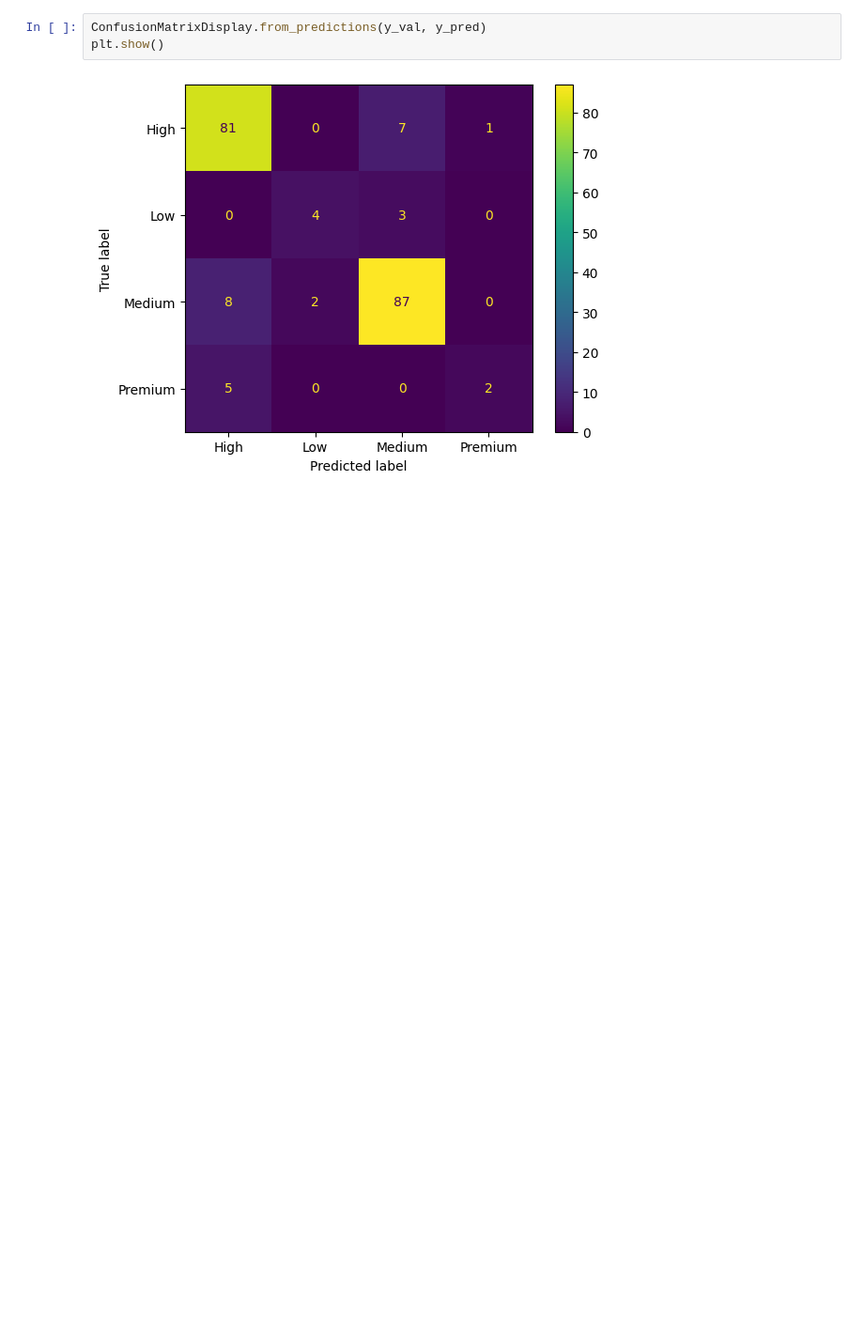
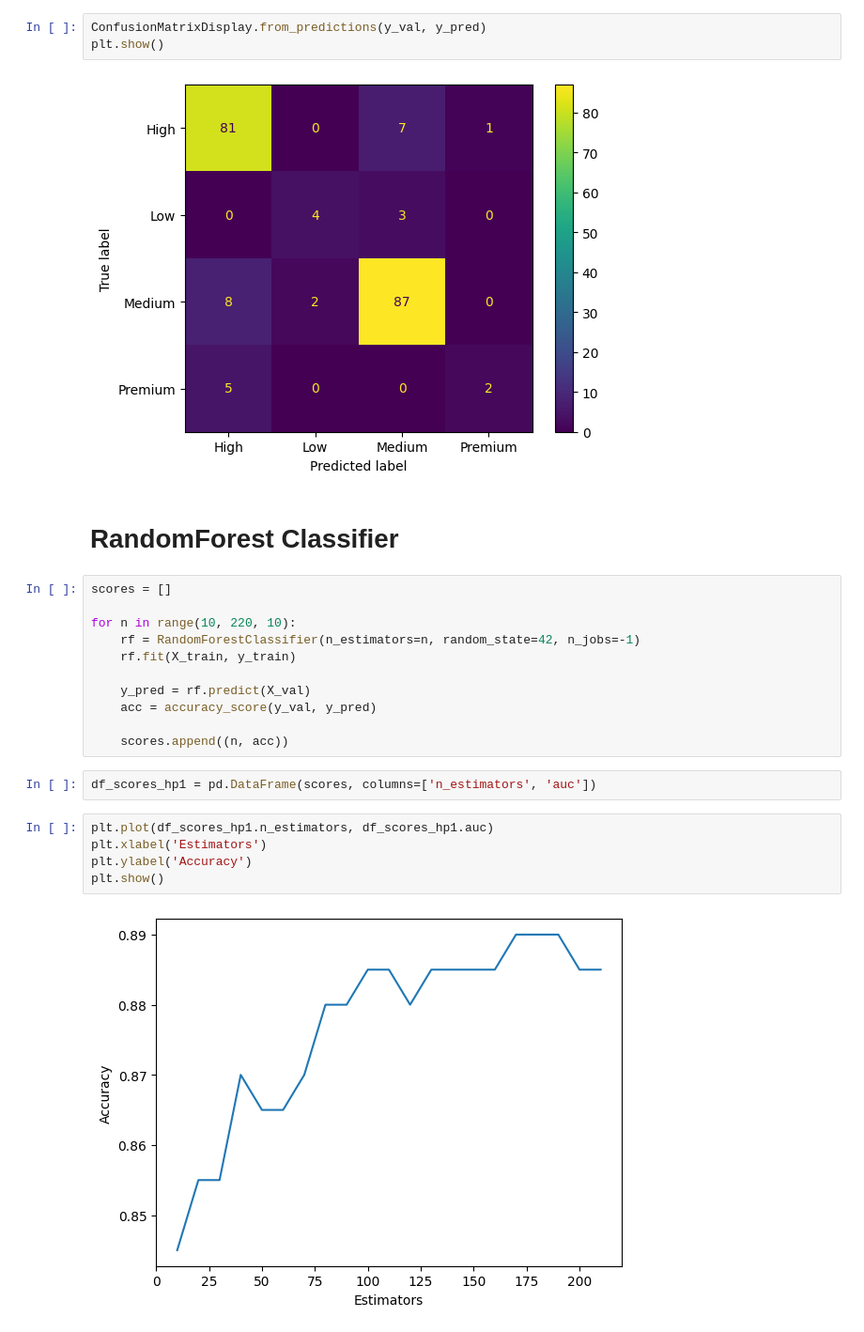
Before and after one commit to ju-arroyom/capstone_ml_zoomcamp, a Jupyter notebook: notebooks/notebook.ipynb, the cells around one changed output. Shown: that part at 94% size. Drawn from its saved outputs; the diff is of its cells as text; blank space fills up the shorter version.

```diff
--- a/notebooks/notebook.ipynb
+++ b/notebooks/notebook.ipynb
@@ -293,3 +298,25 @@ ConfusionMatrixDisplay.from_predictions(y_val, y_pred)
 plt.show()
 # %% [output]
 [figure]
+# %% [markdown]
+# RandomForest Classifier
+# %%
+scores = []
+
+for n in range(10, 220, 10):
+    rf = RandomForestClassifier(n_estimators=n, random_state=42, n_jobs=-1)
+    rf.fit(X_train, y_train)
+
+    y_pred = rf.predict(X_val)
+    acc = accuracy_score(y_val, y_pred)
+
+    scores.append((n, acc))
+# %%
+df_scores_hp1 = pd.DataFrame(scores, columns=['n_estimators', 'auc'])
+# %%
+plt.plot(df_scores_hp1.n_estimators, df_scores_hp1.auc)
+plt.xlabel('Estimators')
+plt.ylabel('Accuracy')
+plt.show()
+# %% [output]
+[figure, added]
```
Also changed, not shown: parts of 24 cells of this notebook.
